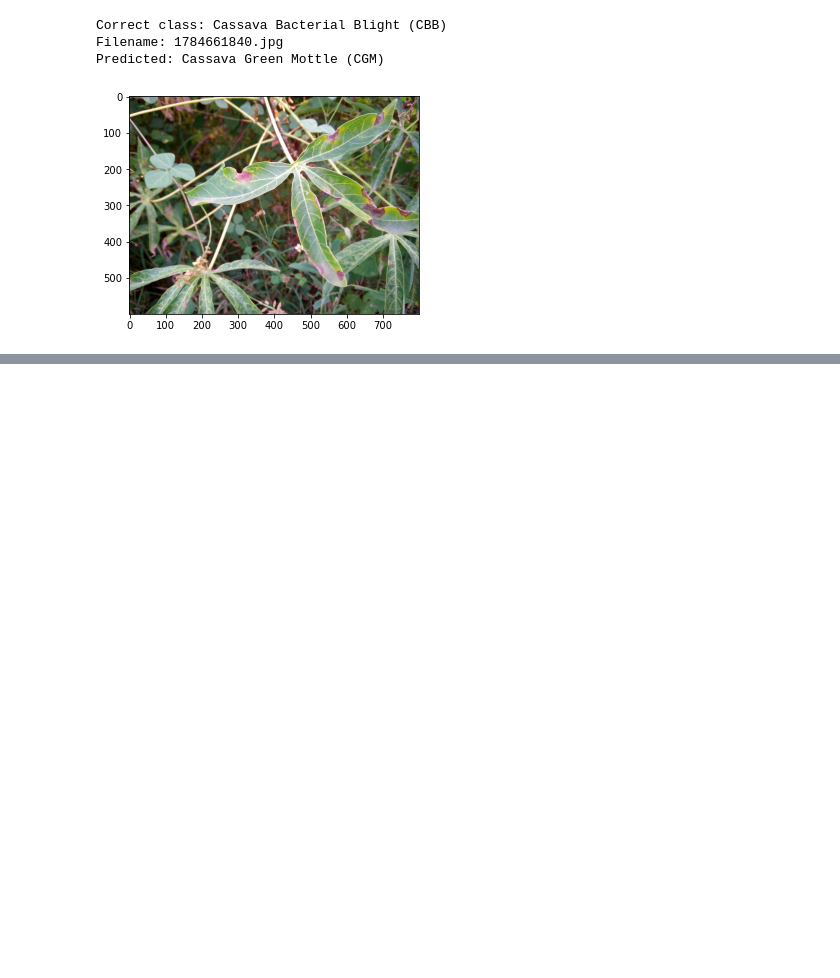
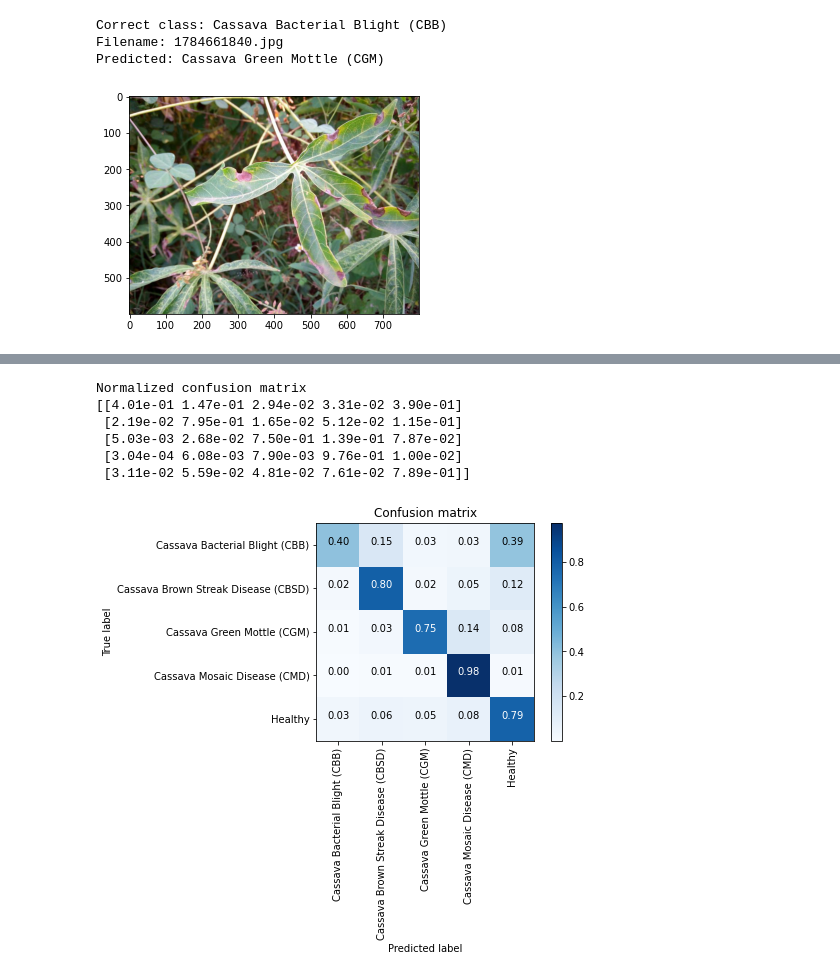
Before and after one commit to Zanz2/CassavaPlantDisseaseImageClassification, a Jupyter notebook: Pattern_recognition_project.ipynb, the cells around one changed output, grey strips where cells are left out. Saved outputs shown, nothing was run; the diff lists cells and outputs as text; code cells hidden in the pictures; blank space fills up the shorter version.

```diff
--- a/Pattern_recognition_project.ipynb
+++ b/Pattern_recognition_project.ipynb
@@ -554,7 +554,7 @@ if not skip_this:
 # here load all the best models and evaluate each on the test set
 # since they are too big to predict all at once (32 gb ram, 8 gb vram) , i load them in batches
 
-test_batch = 15
+test_batch = 1
 y_test = np.array(test.label)
 string_array = ["google_net","resnet","alexnet","vgg"]  # ["google_net","resnet","alexnet","vgg"]
 
@@ -564,9 +564,17 @@ model_pred_dict = {
     "alexnet": [],
     "vgg": []
 }
+model_prob_dict = {
+    "google_net": [],
+    "resnet": [],
+    "alexnet": [],
+    "vgg": []
+}
 for model_name in string_array:
+    if model_name == "vgg": test_batch = 1
     model = get_saved_model(model_name,"TRAIN",skorch_wrap=True)
     y_predictions = []
+    y_prob = []
     for i in range(0,len(test_dataset),test_batch):
         if len(test_dataset) == i:
                 break
@@ -578,8 +586,11 @@ for model_name in string_array:
         if i%(test_batch*100) == 0: print("{} out of {} done".format(i,len(test_dataset)))
         temp_list = torch.stack(temp_list)
         y_predictions.append(model.predict(temp_list))
+        y_prob.append(model.predict_proba(temp_list).tolist())
     y_predictions = [item for sublist in y_predictions for item in sublist]
+    #y_prob = [item for sublist in y_prob for item in sublist]
     model_pred_dict[model_name] = y_predictions
+    model_prob_dict[model_name] = y_prob
     print("!!!! Model {} Accuracy on test set: {}, f1macro-score: {}".format(model_name,accuracy_score(y_test,y_predictions),f1_score(y_test,y_predictions,average='macro')))
 # %% [output]
 0 out of 5350 done
@@ -649,3 +656,6 @@ Correct class: Cassava Bacterial Blight (CBB)
 Filename: 1784661840.jpg
 Predicted: Cassava Green Mottle (CGM)
 [figure]
+# %%
+model_prob_dict = torch.load('./model_prob_dict.pt')
+model_pred_dict = torch.load('./model_pred_dict.pt')
@@ -651,0 +696,14 @@ Predicted: Cassava Green Mottle (CGM)
+# %%
+y_test = np.array(test.label)
+y_predictions = [get_ensemble_prediction(i) for i in range(0,len(test_dataset))]
+print("Using majority voting:")
+print("!!!! Full ensemble Accuracy on test set: {}, f1macro-score: {}".format(accuracy_score(y_test,y_predictions),f1_score(y_test,y_predictions,average='macro')))
+y_predictions = [get_ensemble_prediction(i,"prob") for i in range(0,len(test_dataset))]
+print("Using majority voting with probabilities:")
+print("!!!! Full ensemble Accuracy on test set: {}, f1macro-score: {}".format(accuracy_score(y_test,y_predictions),f1_score(y_test,y_predictions,average='macro')))
+y_predictions = [get_ensemble_prediction(i,"prob","f1") for i in range(0,len(test_dataset))]
+print("Using f1 score weighted probabilities:")
+print("!!!! Full ensemble Accuracy on test set: {}, f1macro-score: {}".format(accuracy_score(y_test,y_predictions),f1_score(y_test,y_predictions,average='macro')))
+y_predictions = [get_ensemble_prediction(i,"prob","accuracy") for i in range(0,len(test_dataset))]
+print("Using accuracy weighted probabilities:")
+print("!!!! Full ensemble Accuracy on test set: {}, f1macro-score: {}".format(accuracy_score(y_test,y_predictions),f1_score(y_test,y_predictions,average='macro')))
@@ -651,0 +766,12 @@ Predicted: Cassava Green Mottle (CGM)
+# %%
+plt.figure()
+plot_confusion_matrix(cnf_matrix, classes=labelled_classes,
+                      title='Confusion matrix')
+# %% [output]
+Normalized confusion matrix
+[[4.01e-01 1.47e-01 2.94e-02 3.31e-02 3.90e-01]
+ [2.19e-02 7.95e-01 1.65e-02 5.12e-02 1.15e-01]
+ [5.03e-03 2.68e-02 7.50e-01 1.39e-01 7.87e-02]
+ [3.04e-04 6.08e-03 7.90e-03 9.76e-01 1.00e-02]
+ [3.11e-02 5.59e-02 4.81e-02 7.61e-02 7.89e-01]]
+[figure, added]
```
Also changed, not shown: parts of 11 cells of this notebook, 42 other files.
